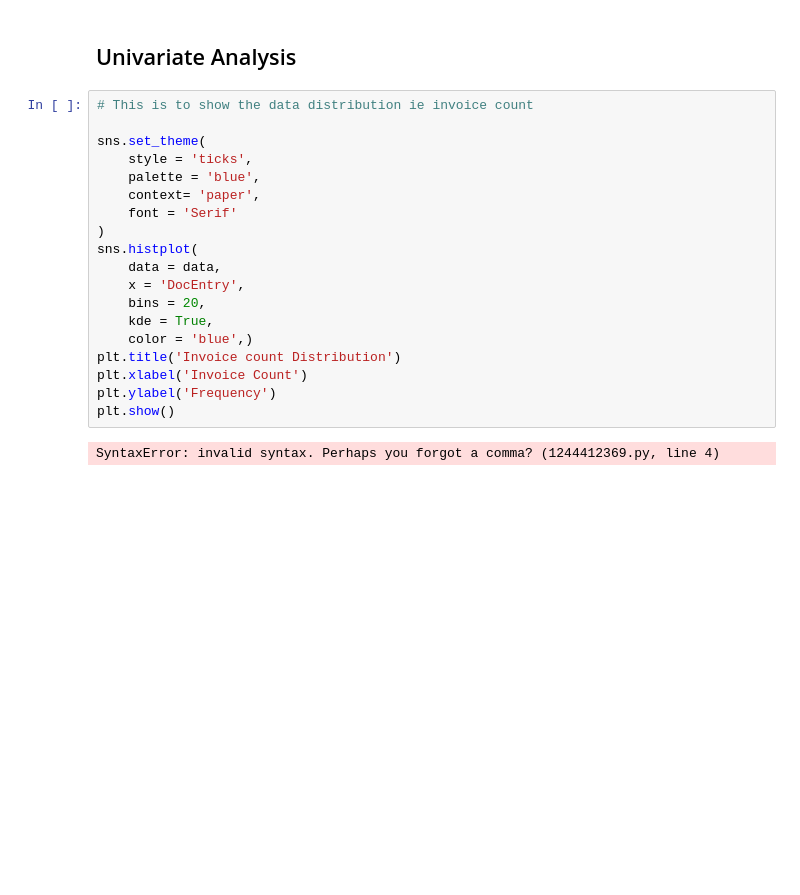
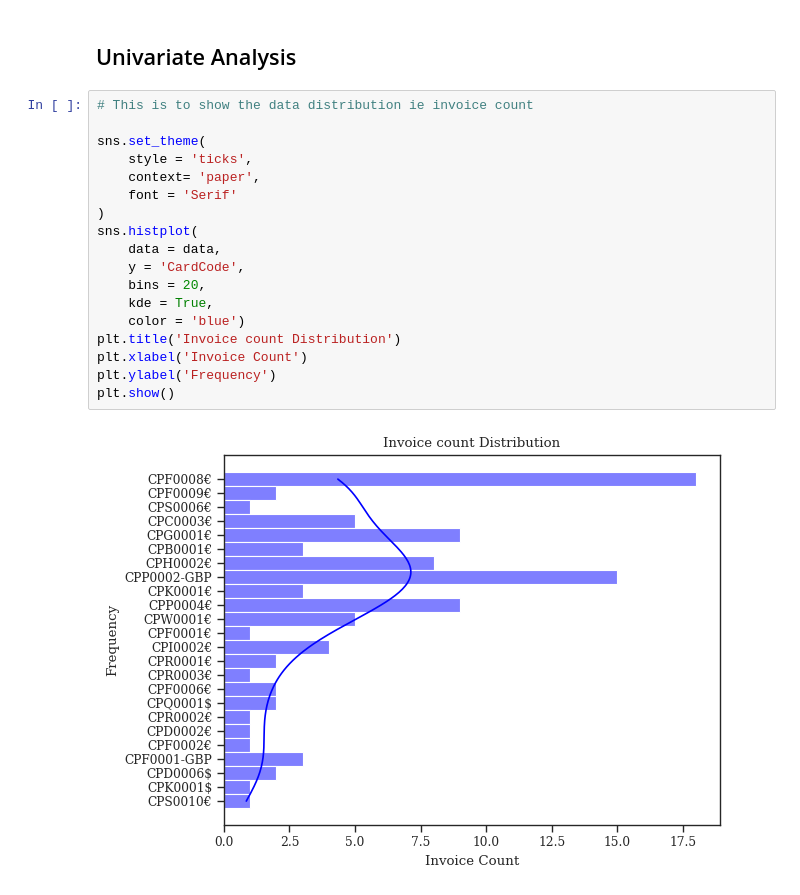
Before and after one commit to Ulla39254/sapb1_analytics, a Jupyter notebook: analyze_timau.ipynb, the cells around one changed output. Drawn from its saved outputs; the diff is of its cells as text; blank space fills up the shorter version.

```diff
--- a/analyze_timau.ipynb
+++ b/analyze_timau.ipynb
@@ -94,21 +94,20 @@ Name: UpdateDate, dtype: datetime64[us]
 # %%
 # This is to show the data distribution ie invoice count
 
 sns.set_theme(
     style = 'ticks',
-    palette = 'blue',
     context= 'paper',
     font = 'Serif'
 )
 sns.histplot(
     data = data,
-    x = 'DocEntry',
+    y = 'CardCode',
     bins = 20,
     kde = True,
-    color = 'blue',)
+    color = 'blue')
 plt.title('Invoice count Distribution')
 plt.xlabel('Invoice Count')
 plt.ylabel('Frequency')
 plt.show()
 # %% [output]
-SyntaxError: invalid syntax. Perhaps you forgot a comma? (1244412369.py, line 4)
+[figure, added]
```
